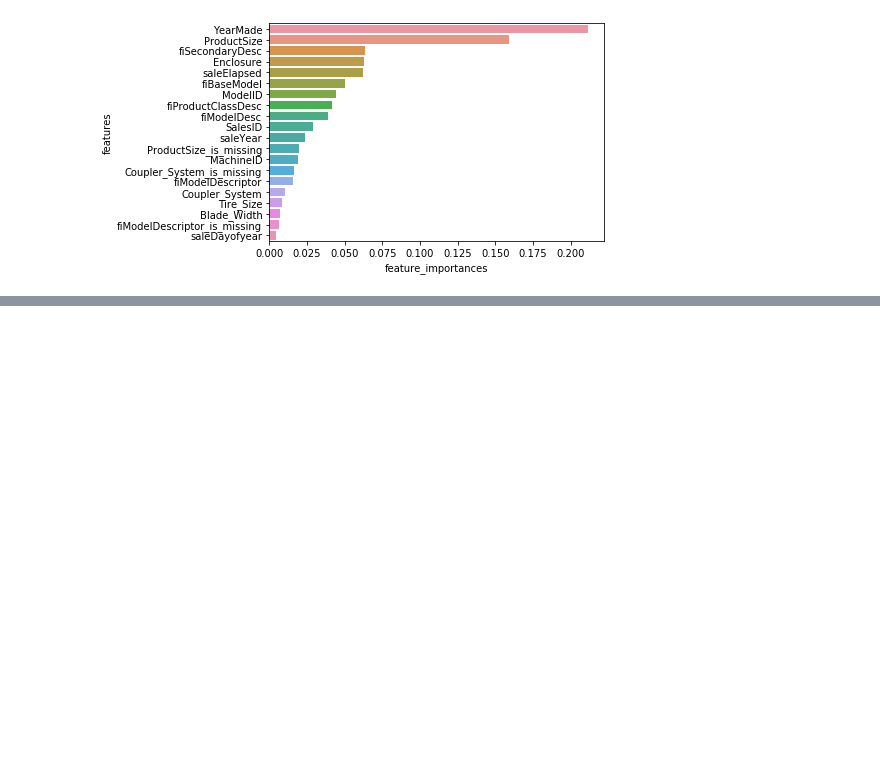
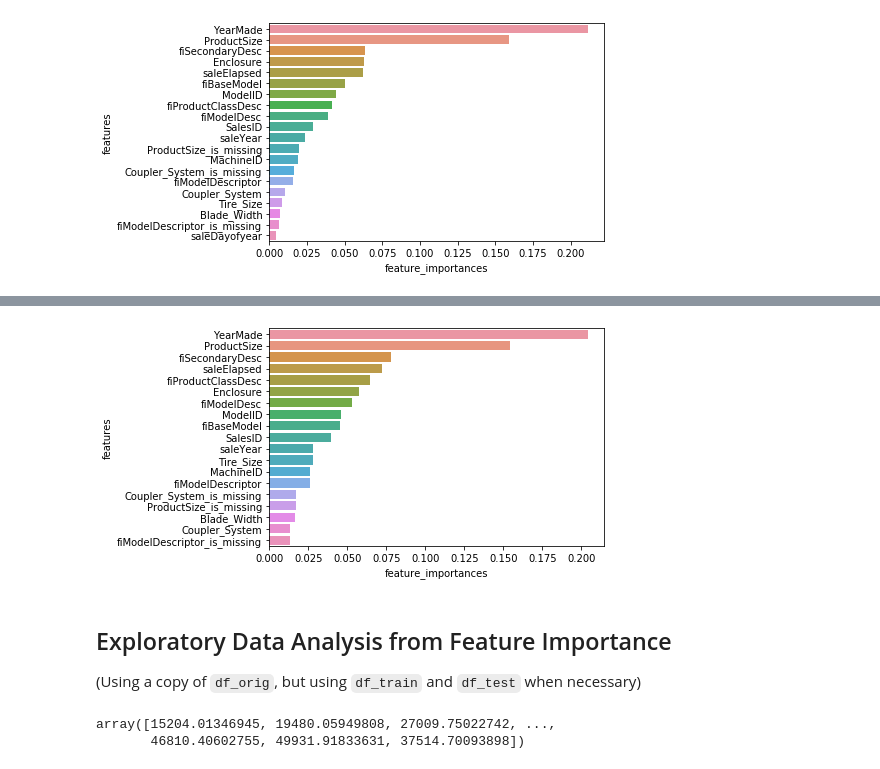
Before and after one commit to JAMorello/data-science-exercises, a Jupyter notebook: Machine Learning/bulldozer-price-prediction-project/bulldozer-price-prediction-project.ipynb, the cells around one changed output, grey strips where cells are left out. Saved outputs shown, nothing was run; the diff lists cells and outputs as text; code cells hidden in the pictures; blank space fills up the shorter version.

```diff
--- a/Machine Learning/bulldozer-price-prediction-project/bulldozer-price-prediction-project.ipynb
+++ b/Machine Learning/bulldozer-price-prediction-project/bulldozer-price-prediction-project.ipynb
@@ -639,0 +648,4 @@ plot_features(X_train.columns, ideal_rfr.feature_importances_)
+# %%
+fi = pd.DataFrame({'cols':X_train.columns, 'imp':ideal_rfr.feature_importances_}
+                       ).sort_values('imp', ascending=False)
+fi[:10]
@@ -639,0 +664,3 @@ plot_features(X_train.columns, ideal_rfr.feature_importances_)
+# %%
+to_keep = fi[fi.imp>0.005].cols
+len(to_keep)
@@ -639,0 +669,5 @@ plot_features(X_train.columns, ideal_rfr.feature_importances_)
+# %%
+X_train_keep = df_train[to_keep].copy()
+X_val_keep = df_val[to_keep].copy()
+
+X_train_keep.shape, X_val_keep.shape
@@ -639,0 +689,6 @@ plot_features(X_train.columns, ideal_rfr.feature_importances_)
+# %%
+new_rfr = RandomForestRegressor(n_estimators=40, min_samples_leaf=3,
+                                max_features=0.5, n_jobs=-1)
+
+new_rfr.fit(X_train_keep, y_train)
+show_scores(new_rfr)
@@ -639,0 +708,13 @@ plot_features(X_train.columns, ideal_rfr.feature_importances_)
+# %%
+plot_features(X_train_keep.columns, new_rfr.feature_importances_)
+# %% [output]
+[figure, added]
+# %% [markdown]
+## Exploratory Data Analysis from Feature Importance
+
+(Using a copy of `df_orig`, but using `df_train` and `df_test` when necessary)
+# %%
+test_preds
+# %% [output]
+array([15204.01346945, 19480.05949808, 27009.75022742, ...,
+       46810.40602755, 49931.91833631, 37514.70093898])
```
Also changed, not shown: parts of 35 cells of this notebook.
